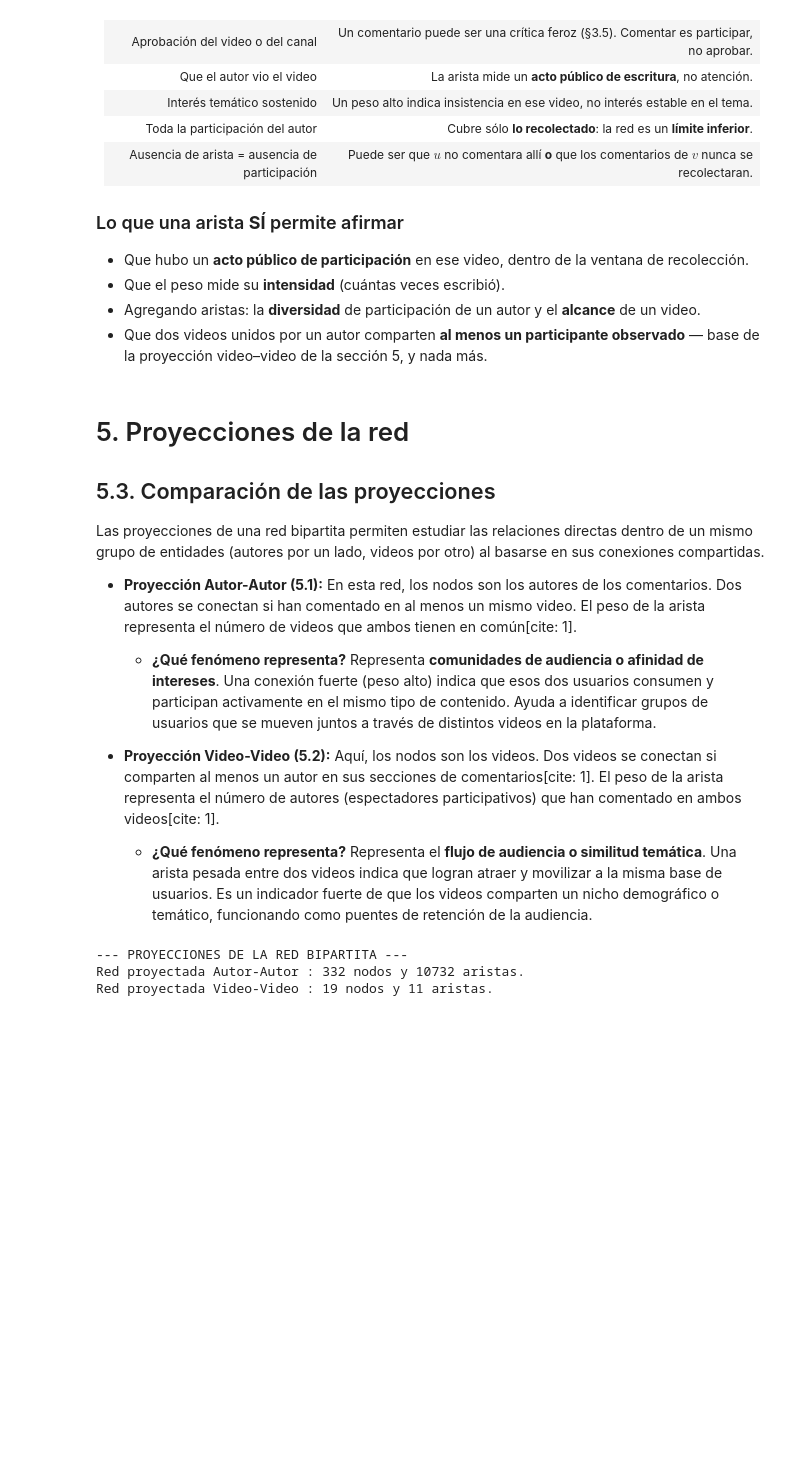
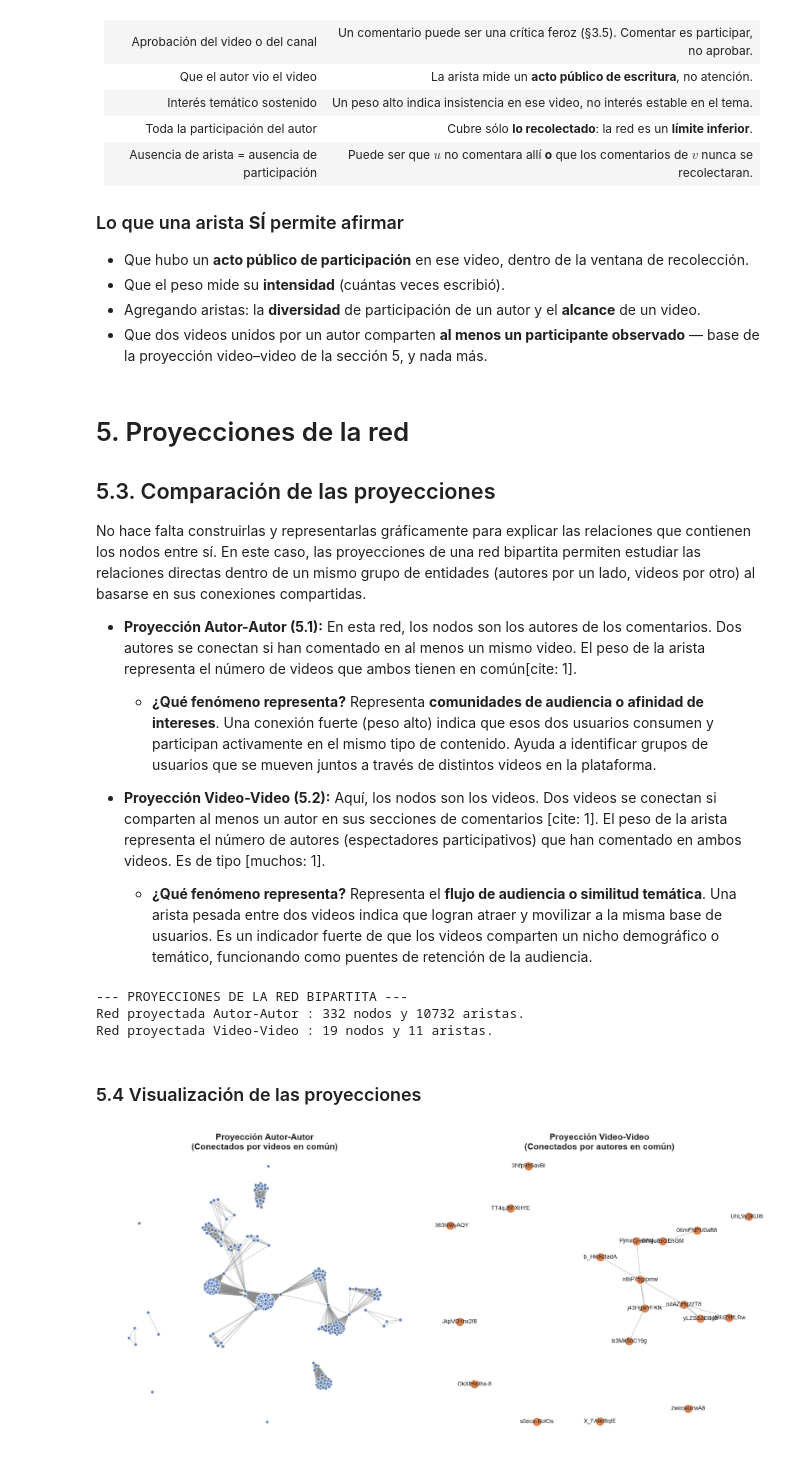
Before and after one commit to dannyrmrz/Laboratorio-6-Data-Science-, a Jupyter notebook: Laboratorio_6_Avance_Secciones_1-4.ipynb, the cells around one changed output. Saved outputs shown, nothing was run; the diff lists cells and outputs as text; code cells hidden in the pictures; blank space fills up the shorter version.

Commit message:
feat: 5.4 visualización de las proyecciones e interpretación

```diff
--- a/Laboratorio_6_Avance_Secciones_1-4.ipynb
+++ b/Laboratorio_6_Avance_Secciones_1-4.ipynb
@@ -3349,12 +3349,12 @@ autores puente**, visibles como los escasos nodos azules situados entre dos nara
 
 ## 5.3. Comparación de las proyecciones
 
-Las proyecciones de una red bipartita permiten estudiar las relaciones directas dentro de un mismo grupo de entidades (autores por un lado, videos por otro) al basarse en sus conexiones compartidas.
+No hace falta construirlas y representarlas gráficamente para explicar las relaciones que contienen los nodos entre sí. En este caso, las proyecciones de una red bipartita permiten estudiar las relaciones directas dentro de un mismo grupo de entidades (autores por un lado, videos por otro) al basarse en sus conexiones compartidas.
 
 * **Proyección Autor-Autor (5.1):** En esta red, los nodos son los autores de los comentarios. Dos autores se conectan si han comentado en al menos un mismo video. El peso de la arista representa el número de videos que ambos tienen en común[cite: 1].
   * **¿Qué fenómeno representa?** Representa **comunidades de audiencia o afinidad de intereses**. Una conexión fuerte (peso alto) indica que esos dos usuarios consumen y participan activamente en el mismo tipo de contenido. Ayuda a identificar grupos de usuarios que se mueven juntos a través de distintos videos en la plataforma.
 
-* **Proyección Video-Video (5.2):** Aquí, los nodos son los videos. Dos videos se conectan si comparten al menos un autor en sus secciones de comentarios[cite: 1]. El peso de la arista representa el número de autores (espectadores participativos) que han comentado en ambos videos[cite: 1].
+* **Proyección Video-Video (5.2):** Aquí, los nodos son los videos. Dos videos se conectan si comparten al menos un autor en sus secciones de comentarios [cite: 1]. El peso de la arista representa el número de autores (espectadores participativos) que han comentado en ambos videos. Es de tipo [muchos: 1].
   * **¿Qué fenómeno representa?** Representa el **flujo de audiencia o similitud temática**. Una arista pesada entre dos videos indica que logran atraer y movilizar a la misma base de usuarios. Es un indicador fuerte de que los videos comparten un nicho demográfico o temático, funcionando como puentes de retención de la audiencia.
 # %%
 
@@ -3392,3 +3392,48 @@ print(f"Red proyectada Video-Video : {G_videos.number_of_nodes()} nodos y {G_vid
 --- PROYECCIONES DE LA RED BIPARTITA ---
 Red proyectada Autor-Autor : 332 nodos y 10732 aristas.
 Red proyectada Video-Video : 19 nodos y 11 aristas.
+# %% [markdown]
+### 5.4 Visualización de las proyecciones
+# %%
+fig, axes = plt.subplots(1, 2, figsize=(15, 7))
+
+# GRAFO 1: Proyección Autor-Autor
+# ---------------------------------------------------------
+# Generamos el layout. Hay muchos autores, usamos un k pequeño para separar componentes.
+pos_autores = nx.spring_layout(G_autores, k=0.2, seed=SEED)
+
+# Escalamos el grosor de las aristas en función de la cantidad de videos compartidos
+pesos_autores = [d['weight'] * 1.5 for (u, v, d) in G_autores.edges(data=True)]
+
+nx.draw_networkx_nodes(G_autores, pos_autores, ax=axes[0],
+                       node_color=COL["autor"], node_size=30, alpha=0.8, edgecolors="white")
+nx.draw_networkx_edges(G_autores, pos_autores, ax=axes[0],
+                       alpha=0.3, width=pesos_autores, edge_color=COL["gris"])
+
+axes[0].set_title("Proyección Autor-Autor\n(Conectados por videos en común)", fontsize=14, fontweight="bold")
+axes[0].axis('off')
+
+# ---------------------------------------------------------
+# GRAFO 2: Proyección Video-Video
+# ---------------------------------------------------------
+pos_videos = nx.spring_layout(G_videos, k=0.5, seed=SEED)
+
+# Escalamos el grosor de las aristas en función de los autores compartidos
+pesos_videos = [d['weight'] * 0.8 for (u, v, d) in G_videos.edges(data=True)]
+
+nx.draw_networkx_nodes(G_videos, pos_videos, ax=axes[1],
+                       node_color=COL["video"], node_size=200, edgecolors="white")
+nx.draw_networkx_edges(G_videos, pos_videos, ax=axes[1],
+                       alpha=0.6, width=pesos_videos, edge_color=COL["gris"])
+
+# Añadimos etiquetas ya que el número de videos es pequeño (max 19)
+nx.draw_networkx_labels(G_videos, pos_videos, ax=axes[1], font_size=9)
+
+axes[1].set_title("Proyección Video-Video\n(Conectados por autores en común)", fontsize=14, fontweight="bold")
+axes[1].axis('off')
+
+plt.tight_layout()
+guardar_fig("f5_4_proyecciones")
+plt.show()
+# %% [output]
+[figure, added]
```
Also changed, not shown: parts of 1 cell of this notebook, 1 other file.
